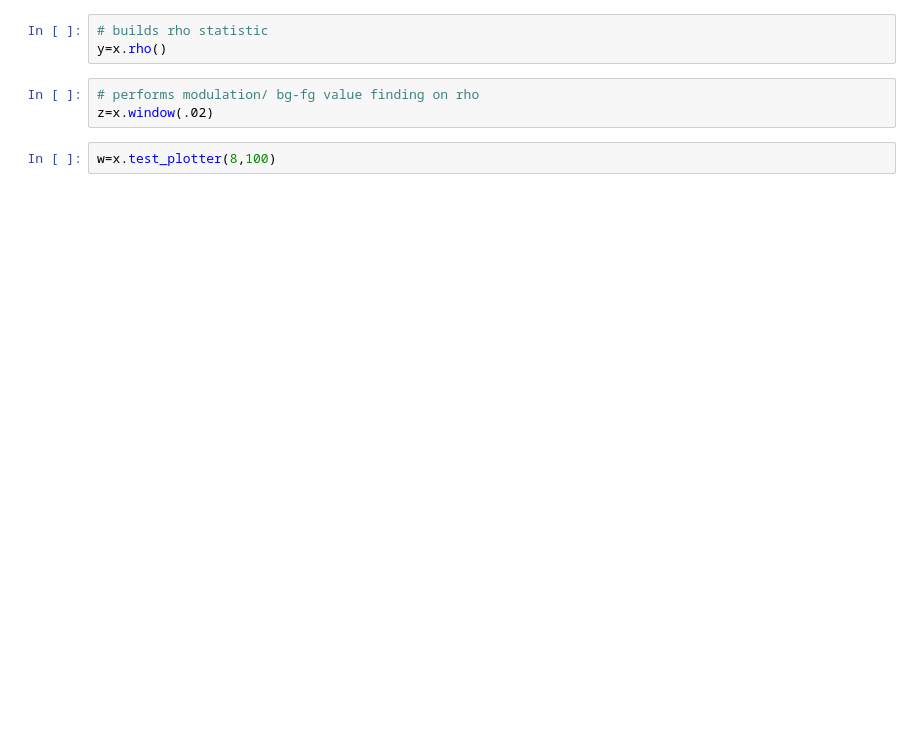
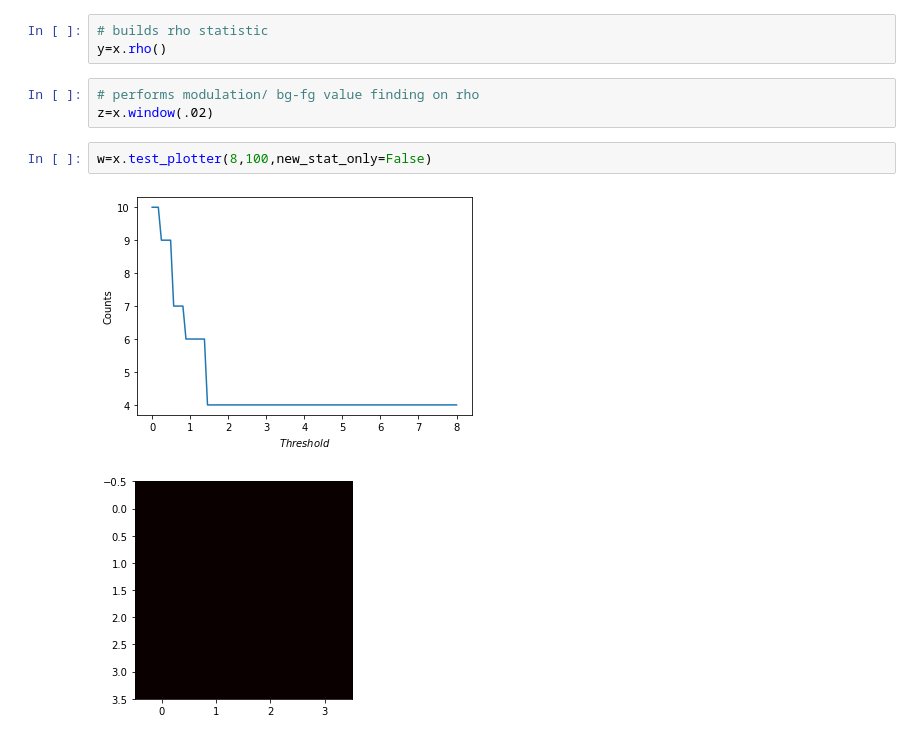
Before and after one commit to mickbrawler/Waveforms, a Jupyter notebook: Onsource_Analysis.ipynb, the cells around one changed output. Saved outputs shown, nothing was run; the diff lists cells and outputs as text; blank space fills up the shorter version.

```diff
--- a/Onsource_Analysis.ipynb
+++ b/Onsource_Analysis.ipynb
@@ -531,7 +529,10 @@ y=x.rho()
 # performs modulation/ bg-fg value finding on rho
 z=x.window(.02)
 # %%
-w=x.test_plotter(8,100)
+w=x.test_plotter(8,100,new_stat_only=False)
+# %% [output]
+[figure, added]
+[figure, added]
 # %%
 # scatter plot of fails & passes given threshold t
 # Amplitude vs. gamma
```
Also changed, not shown: parts of 9 cells of this notebook.
